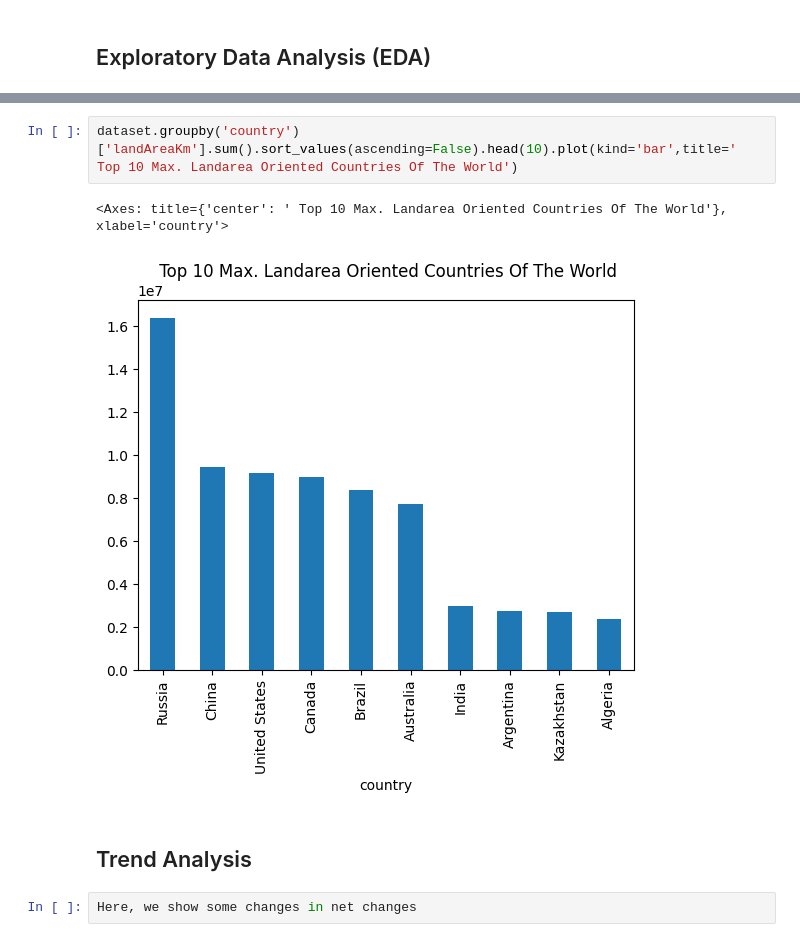
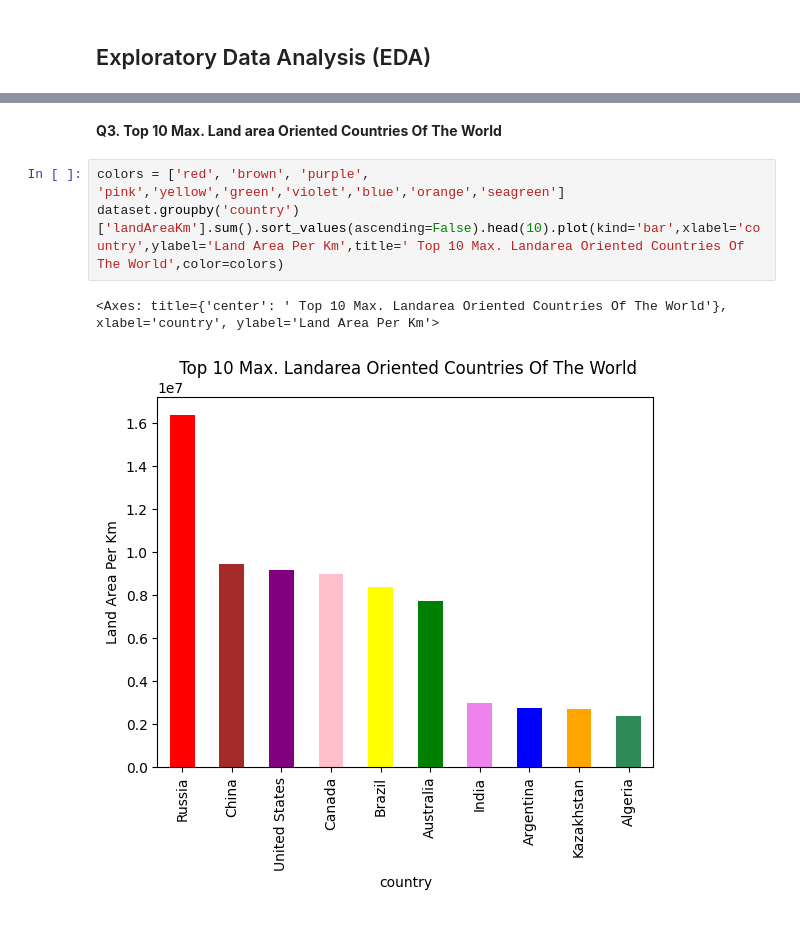
Before and after one commit to Sanchita2901/Python-app1, a Jupyter notebook: Python project on World Population by Country-checkpoint.ipynb, the cells around one changed output, grey strips where cells are left out. Saved outputs shown, nothing was run; the diff lists cells and outputs as text.

```diff
--- a/Python project on World Population by Country-checkpoint.ipynb
+++ b/Python project on World Population by Country-checkpoint.ipynb
@@ -213,9 +224,8 @@ dataset.groupby('country')['area'].sum().sort_values(ascending=False).head(10).p
+# %% [markdown]
+**Q3. Top 10 Max. Land area Oriented Countries Of The World**
 # %%
-dataset.groupby('country')['landAreaKm'].sum().sort_values(ascending=False).head(10).plot(kind='bar',title=' Top 10 Max. Landarea Oriented Countries Of The World')
+colors = ['red', 'brown', 'purple', 'pink','yellow','green','violet','blue','orange','seagreen']
+dataset.groupby('country')['landAreaKm'].sum().sort_values(ascending=False).head(10).plot(kind='bar',xlabel='country',ylabel='Land Area Per Km',title=' Top 10 Max. Landarea Oriented Countries Of The World',color=colors)
 # %% [output]
-<Axes: title={'center': ' Top 10 Max. Landarea Oriented Countries Of The World'}, xlabel='country'>
+<Axes: title={'center': ' Top 10 Max. Landarea Oriented Countries Of The World'}, xlabel='country', ylabel='Land Area Per Km'>
-[figure, old version]
+[figure, new version]
-# %% [markdown]
-## Trend Analysis
-# %%
-Here, we show some changes in net changes
```
Also changed, not shown: parts of 36 cells of this notebook.
